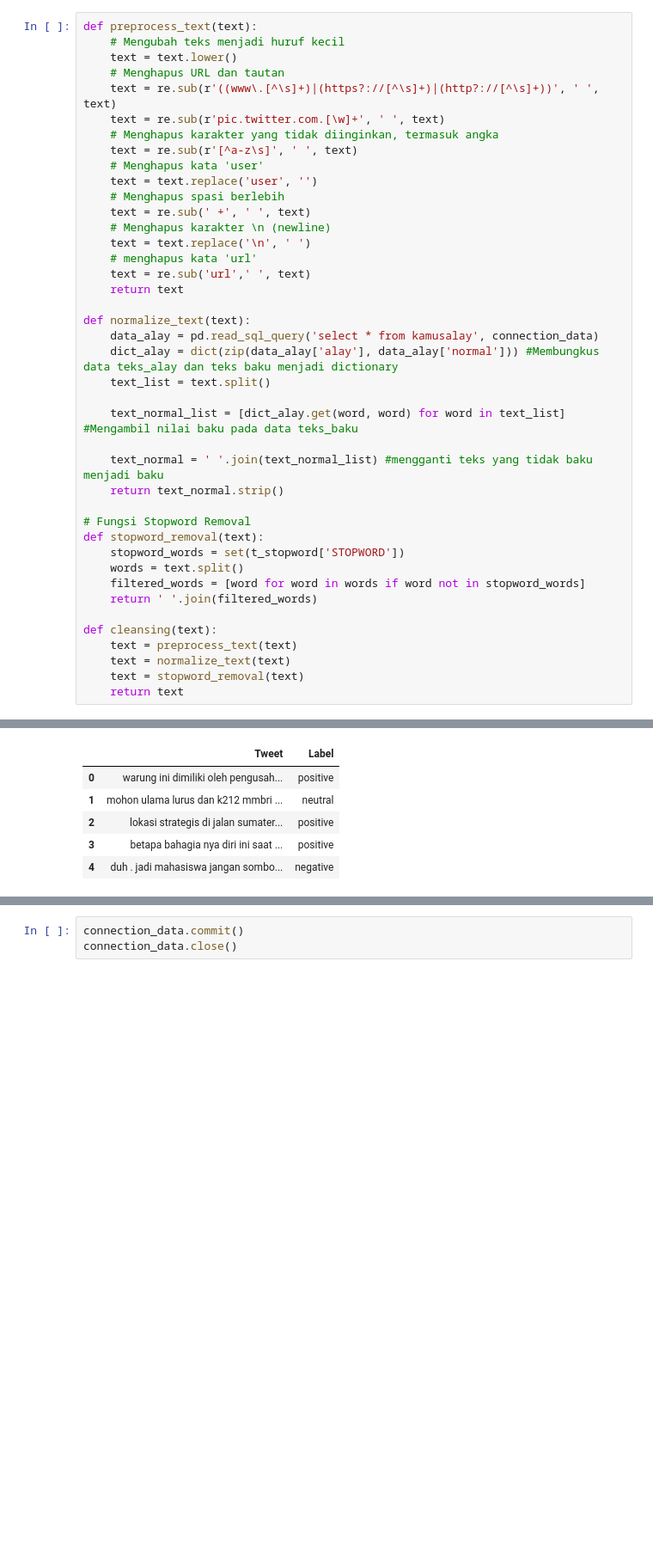
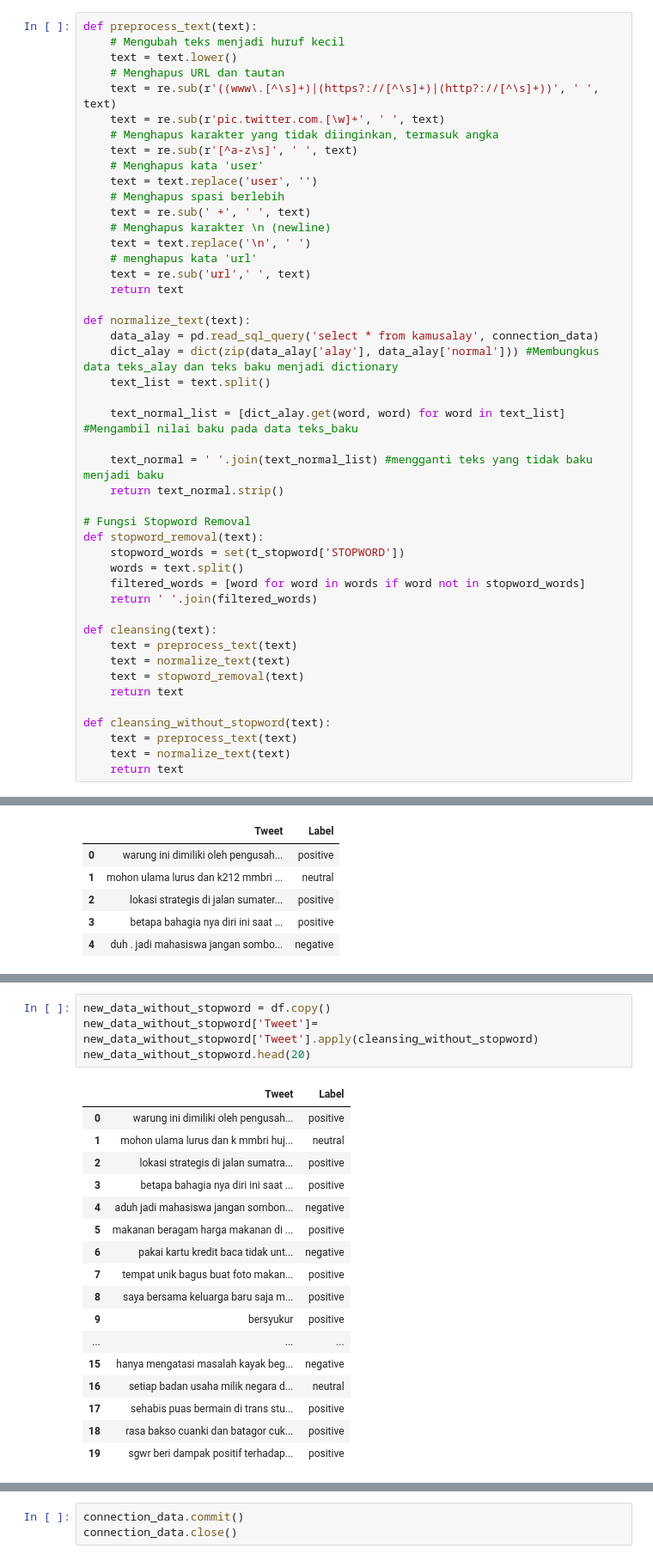
Before and after one commit to DSC12-Platinum-Challenge/23001033-12-KEN-NIN-SentimentAnalysis-Platinum, a Jupyter notebook: EDA.ipynb, the cells around one changed output, grey strips where cells are left out. Shown: that part at 86% size. Cells and saved outputs as stored; diff of their text form; blank space fills up the shorter version.

```diff
--- a/EDA.ipynb
+++ b/EDA.ipynb
@@ -186,6 +187,11 @@ def cleansing(text):
     text = normalize_text(text)
     text = stopword_removal(text)
     return text
+
+def cleansing_without_stopword(text):
+    text = preprocess_text(text)
+    text = normalize_text(text)
+    return text
 # %%
 new_data = df.copy()
 new_data.head()
@@ -245 +251,23 @@ new_data
 10933 rows × 2 columns
+# %%
+new_data_without_stopword = df.copy()
+new_data_without_stopword['Tweet']= new_data_without_stopword['Tweet'].apply(cleansing_without_stopword)
+new_data_without_stopword.head(20)
+# %% [output]
+|  | Tweet | Label |
+| 0 | warung ini dimiliki oleh pengusah... | positive |
+| 1 | mohon ulama lurus dan k mmbri huj... | neutral |
+| 2 | lokasi strategis di jalan sumatra... | positive |
+| 3 | betapa bahagia nya diri ini saat ... | positive |
+| 4 | aduh jadi mahasiswa jangan sombon... | negative |
+| 5 | makanan beragam harga makanan di ... | positive |
+| 6 | pakai kartu kredit baca tidak unt... | negative |
+| 7 | tempat unik bagus buat foto makan... | positive |
+| 8 | saya bersama keluarga baru saja m... | positive |
+| 9 | bersyukur | positive |
+| ... | ... | ... |
+| 15 | hanya mengatasi masalah kayak beg... | negative |
+| 16 | setiap badan usaha milik negara d... | neutral |
+| 17 | sehabis puas bermain di trans stu... | positive |
+| 18 | rasa bakso cuanki dan batagor cuk... | positive |
+| 19 | sgwr beri dampak positif terhadap... | positive |
```
Also changed, not shown: parts of 7 cells of this notebook, 6 other files.
